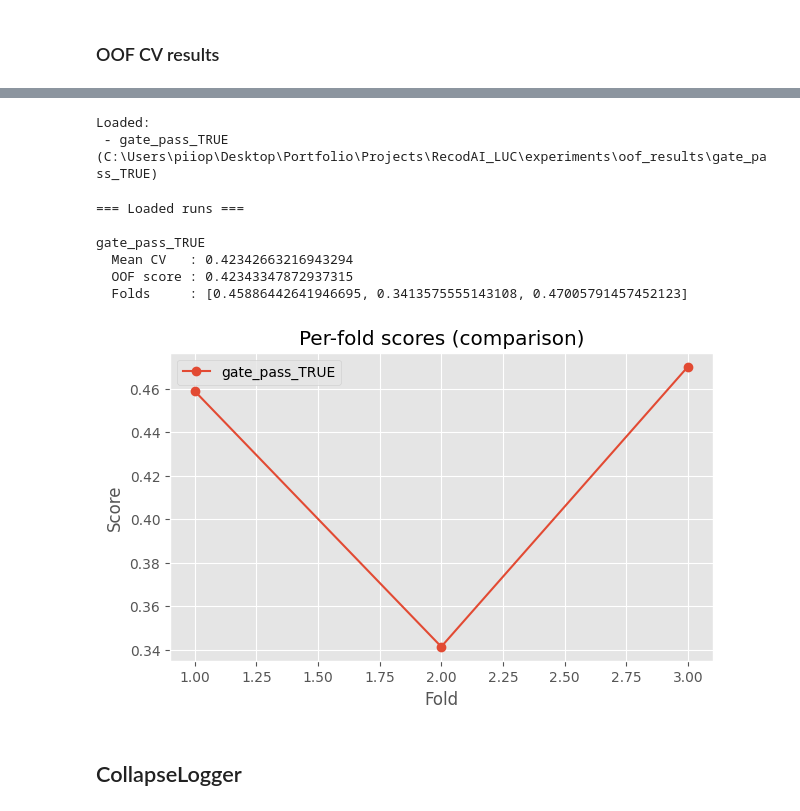
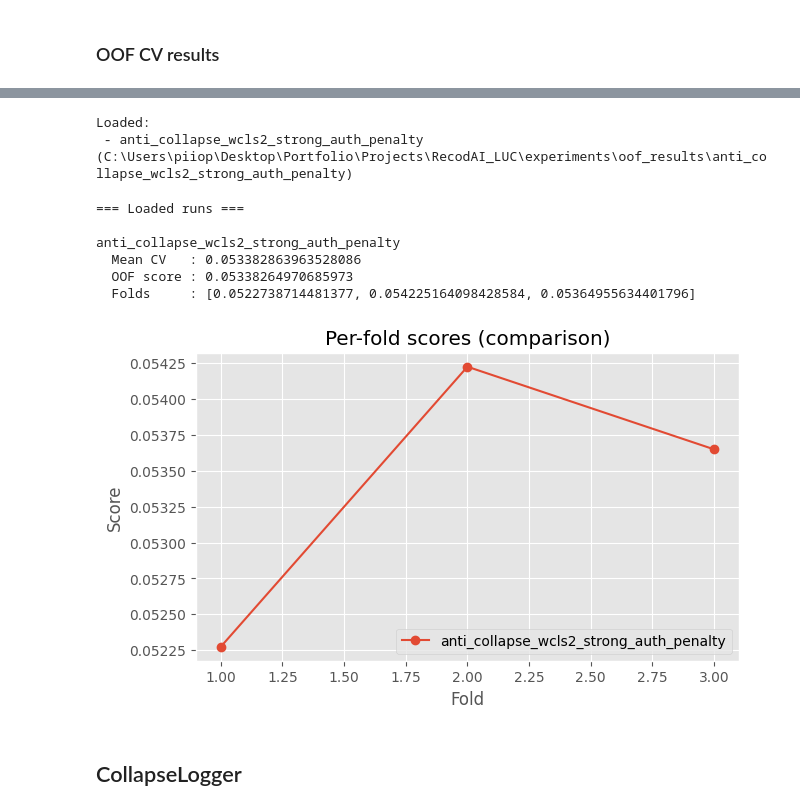
Before and after one commit to piiop/RecodAI_LUC, a Jupyter notebook: notebooks/cv_analysis.ipynb, the cells around one changed output, grey strips where cells are left out. Drawn from its saved outputs; the diff is of its cells as text; code cells hidden in the pictures.

```diff
--- a/notebooks/cv_analysis.ipynb
+++ b/notebooks/cv_analysis.ipynb
@@ -99,7 +99,7 @@ def load_run(names):
     raise FileNotFoundError(f"Not found under OOF_ROOT: {name}")
 
 # Use load_run(name | [names]) to load one or more CV runs or loose files from experiments/oof_results/
-runs = load_run(["gate_pass_TRUE"])  # or: load_run("mini_smoke"), load_run("oof_predictions.csv")
+runs = load_run(["anti_collapse_wcls2_strong_auth_penalty"])  # or: load_run("mini_smoke"), load_run("oof_predictions.csv")
 
 print("Loaded:")
 if isinstance(runs, dict) and "name" not in runs:
@@ -109,7 +109,7 @@ else:
     print(f" - {runs['name']} ({runs['path']})")
 # %% [output]
 Loaded:
- - gate_pass_TRUE (C:\Users\piiop\Desktop\Portfolio\Projects\RecodAI_LUC\experiments\oof_results\gate_pass_TRUE)
+ - anti_collapse_wcls2_strong_auth_penalty (C:\Users\piiop\Desktop\Portfolio\Projects\RecodAI_LUC\experiments\oof_results\anti_collapse_wcls2_strong_auth_penalty)
 # %%
 def show_run_metrics(names):
     """
@@ -131,39 +131,39 @@ def show_run_metrics(names):
 
         print(f"\n{r['name']}")
         print(f"  Mean CV   : {mean_cv}")
         print(f"  OOF score : {oof_score}")
         if fold_scores is not None:
             print(f"  Folds     : {fold_scores}")
 
     # Comparison plot (only for runs that have fold_scores)
     plot_items = [(r["name"], (r["metrics"] or {}).get("fold_scores")) for r in items]
     plot_items = [(n, fs) for (n, fs) in plot_items if fs is not None]
 
     if plot_items:
         plt.figure(figsize=(7, 4))
         for name, fs in plot_items:
             plt.plot(range(1, len(fs) + 1), fs, marker="o", label=name)
         plt.xlabel("Fold")
         plt.ylabel("Score")
         plt.title("Per-fold scores (comparison)")
         plt.legend()
         plt.show()
 
     return runs
 
 # Single run
-_ = show_run_metrics("gate_pass_TRUE")
+_ = show_run_metrics("anti_collapse_wcls2_strong_auth_penalty")
 
 # Compare multiple runs
 # _ = show_run_metrics(["mini_smoke", "some_other_run"])
 # %% [output]
 === Loaded runs ===
 
-gate_pass_TRUE
-  Mean CV   : 0.42342663216943294
-  OOF score : 0.42343347872937315
-  Folds     : [0.45886442641946695, 0.3413575555143108, 0.47005791457452123]
+anti_collapse_wcls2_strong_auth_penalty
+  Mean CV   : 0.053382863963528086
+  OOF score : 0.05338264970685973
+  Folds     : [0.0522738714481377, 0.054225164098428584, 0.05364955634401796]
-[figure, old version]
+[figure, new version]
 # %% [markdown]
 ## CollapseLogger
 # %%
```
Also changed, not shown: parts of 9 cells of this notebook, 4 other files.
